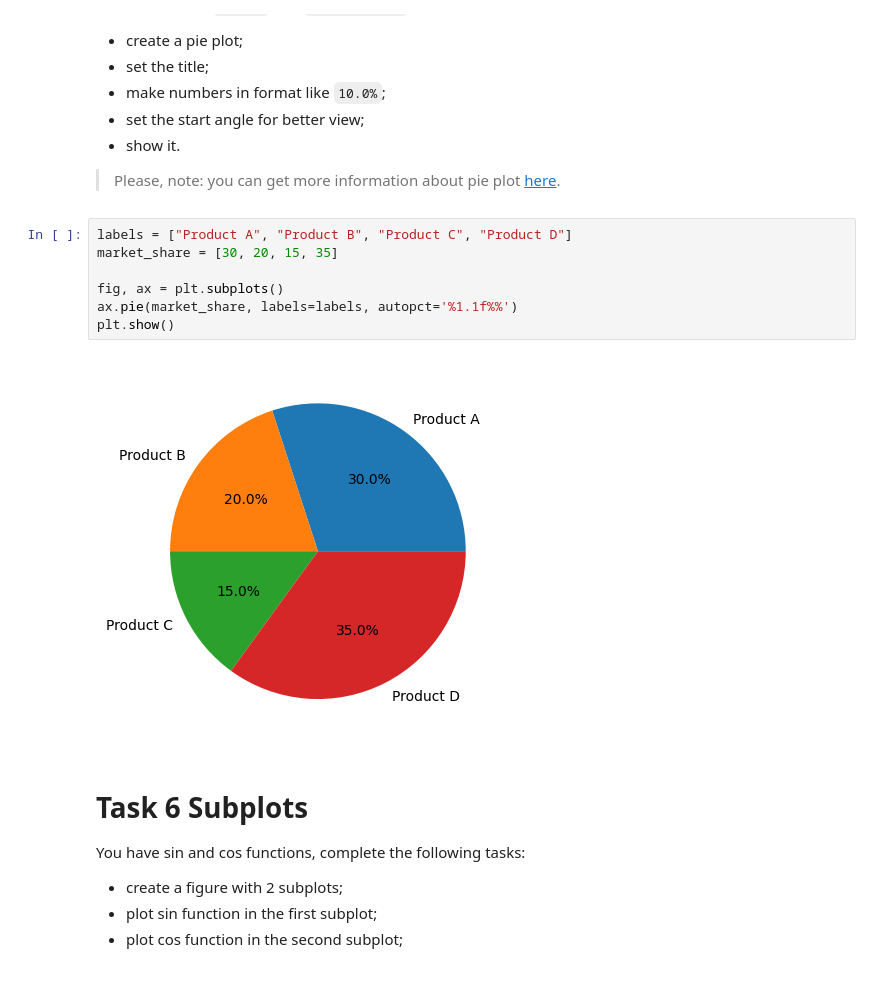
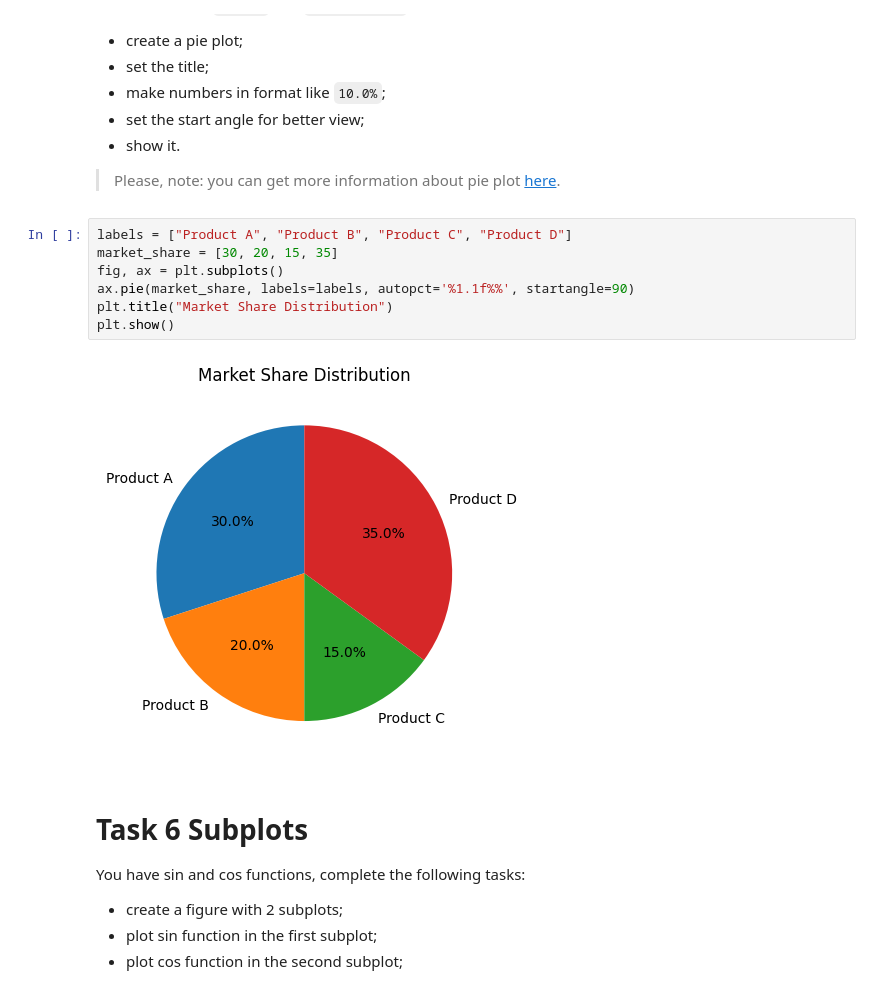
Before and after one commit to mate-academy/py-matplotlib, a Jupyter notebook: app/matplotlib.ipynb, the cells around one changed output. Saved outputs shown, nothing was run; the diff lists cells and outputs as text.

```diff
--- a/app/matplotlib.ipynb
+++ b/app/matplotlib.ipynb
@@ -112,12 +116,12 @@ You have lists of `labels` and `market_share`, complete the following tasks:
 # %%
 labels = ["Product A", "Product B", "Product C", "Product D"]
 market_share = [30, 20, 15, 35]
-
 fig, ax = plt.subplots()
-ax.pie(market_share, labels=labels, autopct='%1.1f%%')
+ax.pie(market_share, labels=labels, autopct='%1.1f%%', startangle=90)
+plt.title("Market Share Distribution")
 plt.show()
 # %% [output]
-[figure, old version]
+[figure, new version]
 # %% [markdown]
 # Task 6 Subplots
 
```
Also changed, not shown: parts of 1 cell of this notebook.
